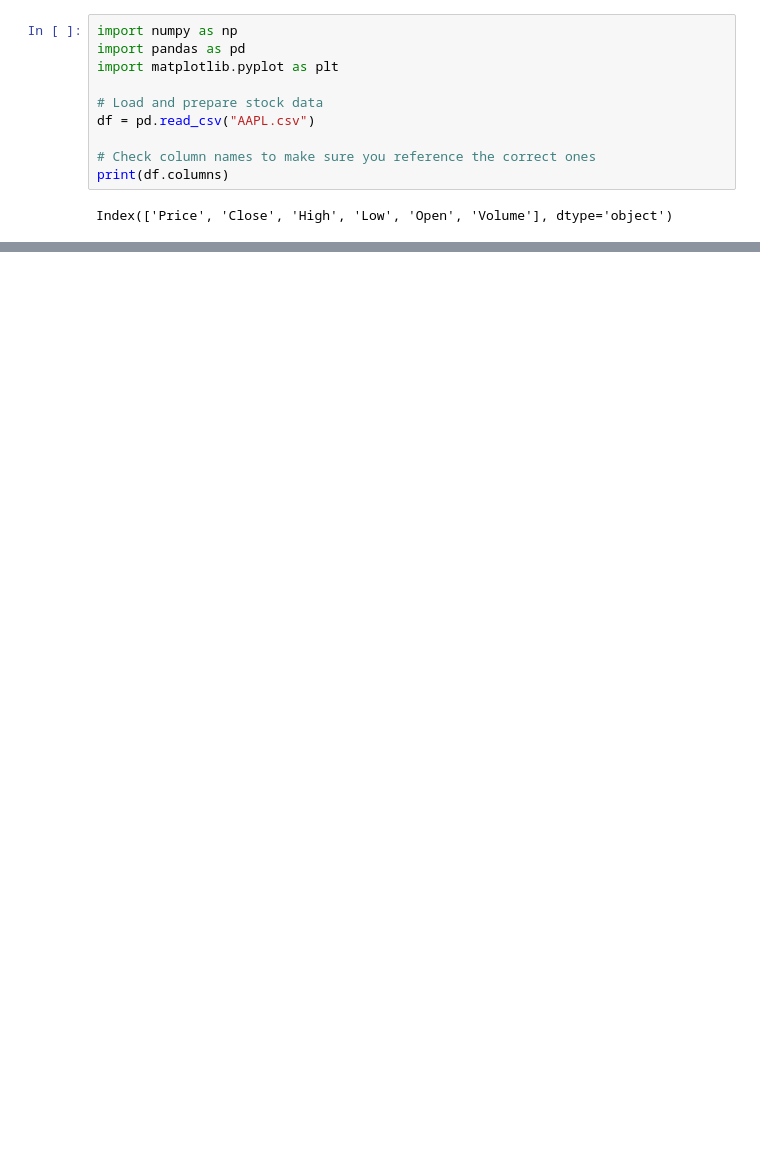
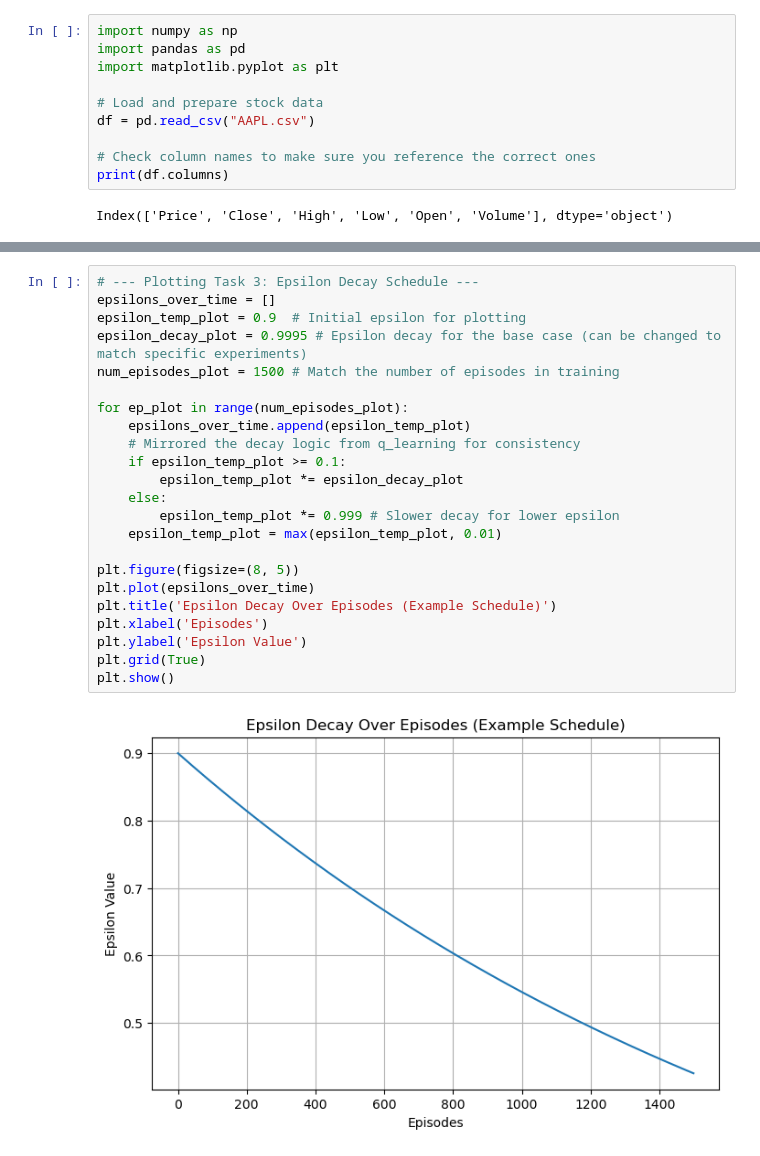
Before and after one commit to sam134-eng/deep-rl-inm707-samraggi, a Jupyter notebook: Reinforcement learning.ipynb, the cells around one changed output, grey strips where cells are left out. Cells and saved outputs as stored; diff of their text form; blank space fills up the shorter version.

```diff
--- a/Reinforcement learning.ipynb
+++ b/Reinforcement learning.ipynb
@@ -88,0 +257,25 @@ TypeError: unsupported operand type(s) for -: 'str' and 'str'
+# %%
+# --- Plotting Task 3: Epsilon Decay Schedule ---
+epsilons_over_time = []
+epsilon_temp_plot = 0.9  # Initial epsilon for plotting
+epsilon_decay_plot = 0.9995 # Epsilon decay for the base case (can be changed to match specific experiments)
+num_episodes_plot = 1500 # Match the number of episodes in training
+
+for ep_plot in range(num_episodes_plot):
+    epsilons_over_time.append(epsilon_temp_plot)
+    # Mirrored the decay logic from q_learning for consistency
+    if epsilon_temp_plot >= 0.1:
+        epsilon_temp_plot *= epsilon_decay_plot
+    else:
+        epsilon_temp_plot *= 0.999 # Slower decay for lower epsilon
+    epsilon_temp_plot = max(epsilon_temp_plot, 0.01)
+
+plt.figure(figsize=(8, 5))
+plt.plot(epsilons_over_time)
+plt.title('Epsilon Decay Over Episodes (Example Schedule)')
+plt.xlabel('Episodes')
+plt.ylabel('Epsilon Value')
+plt.grid(True)
+plt.show()
+# %% [output]
+[figure, added]
```
Also changed, not shown: parts of 20 cells of this notebook.
